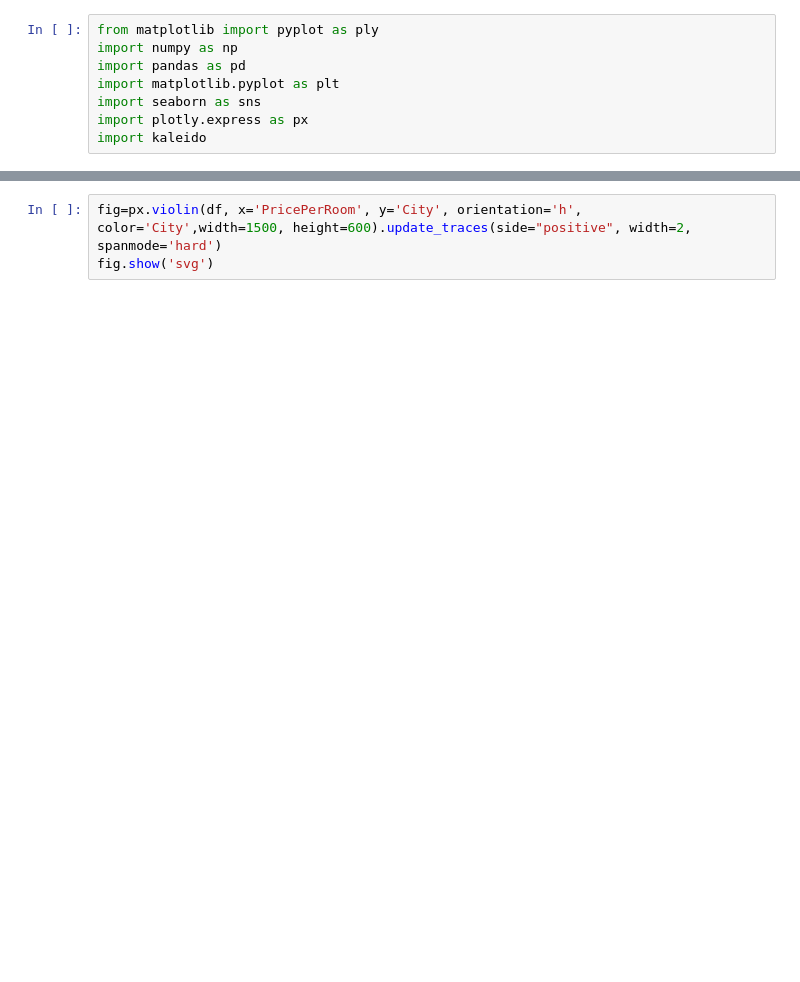
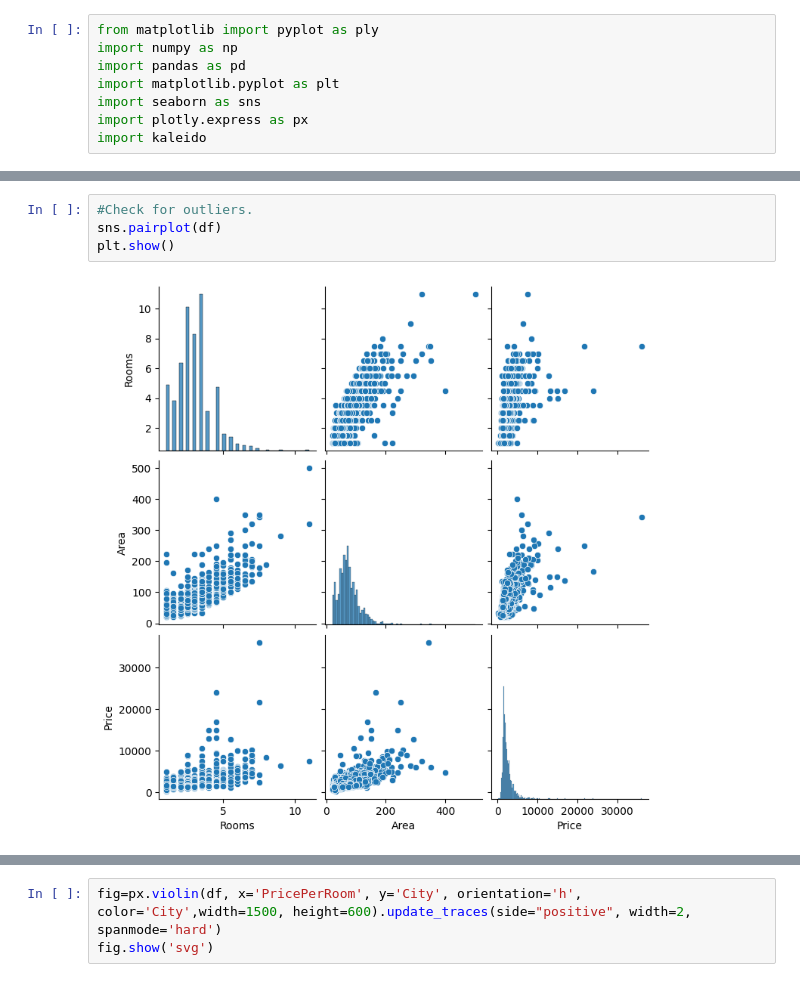
Before and after one commit to sew-th/python-data-analytics, a Jupyter notebook: Analysis Immoscout data.ipynb, the cells around one changed output, grey strips where cells are left out. Saved outputs shown, nothing was run; the diff lists cells and outputs as text; blank space fills up the shorter version.

```diff
--- a/Analysis Immoscout data.ipynb
+++ b/Analysis Immoscout data.ipynb
@@ -16,0 +44,6 @@ df=df[df.Price<=10000]
+# %%
+#Check for outliers.
+sns.pairplot(df)
+plt.show()
+# %% [output]
+[figure, added]
```
Also changed, not shown: parts of 20 cells of this notebook.
